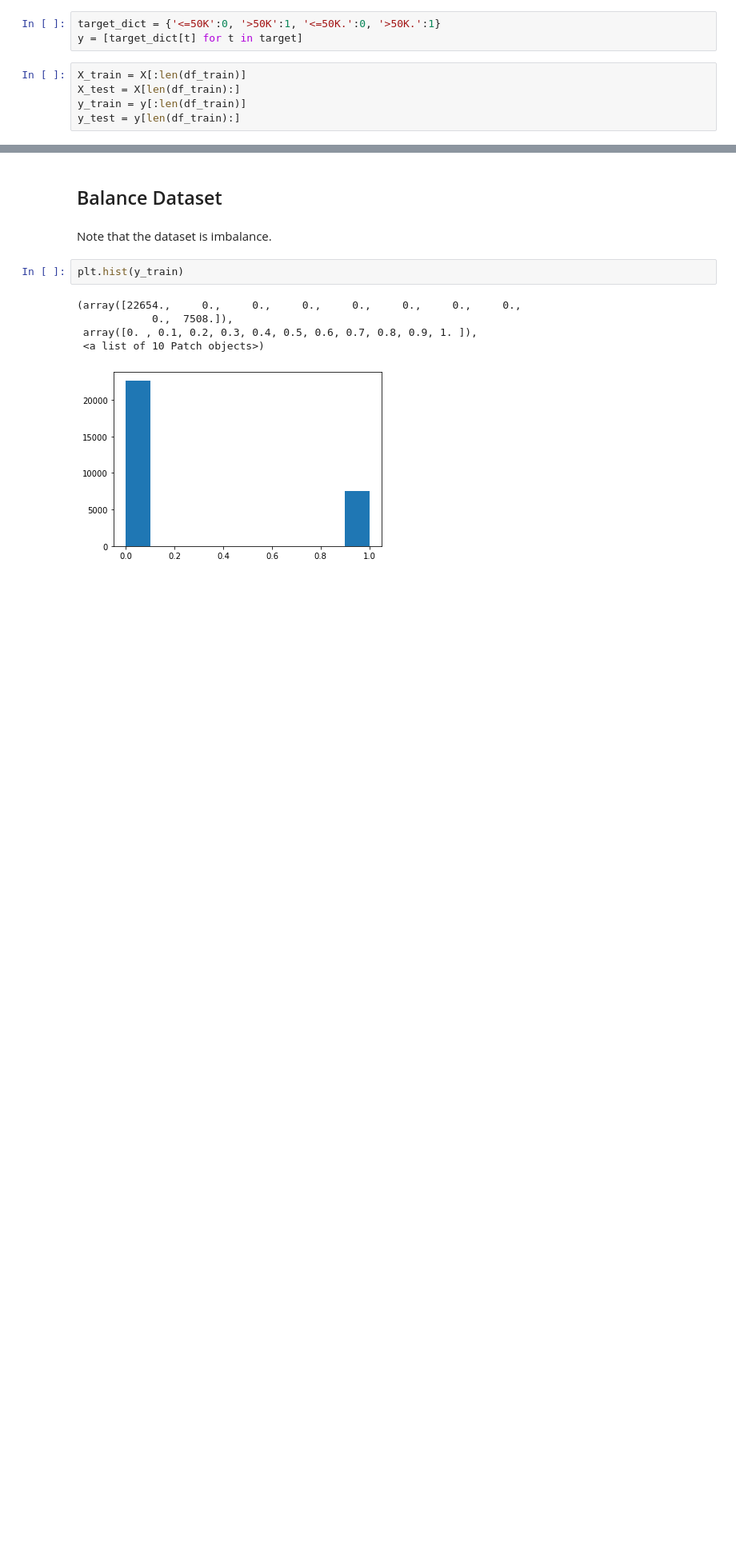
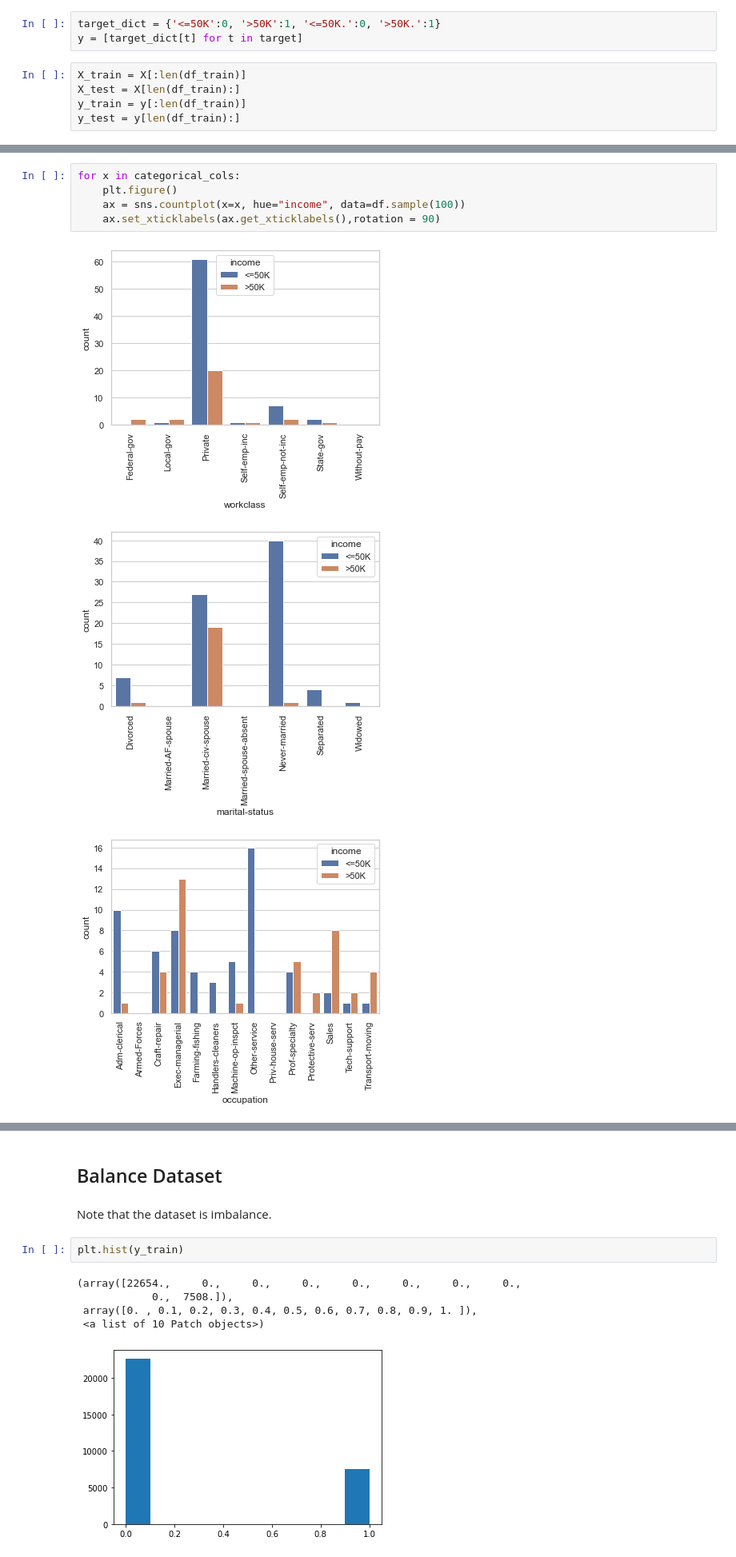
Before and after one commit to ndenStanford/Income_Prediction, a Jupyter notebook: ML_challenge.ipynb, the cells around one changed output, grey strips where cells are left out. Shown at 80% size. Cells and saved outputs as stored; diff of their text form; blank space fills up the shorter version.

```diff
--- a/ML_challenge.ipynb
+++ b/ML_challenge.ipynb
@@ -100,0 +125,9 @@ y_test = y[len(df_train):]
+# %%
+for x in categorical_cols:
+    plt.figure()
+    ax = sns.countplot(x=x, hue="income", data=df.sample(100))
+    ax.set_xticklabels(ax.get_xticklabels(),rotation = 90)
+# %% [output]
+[figure, added]
+[figure, added]
+[figure, added]
```
Also changed, not shown: parts of 20 cells of this notebook.
